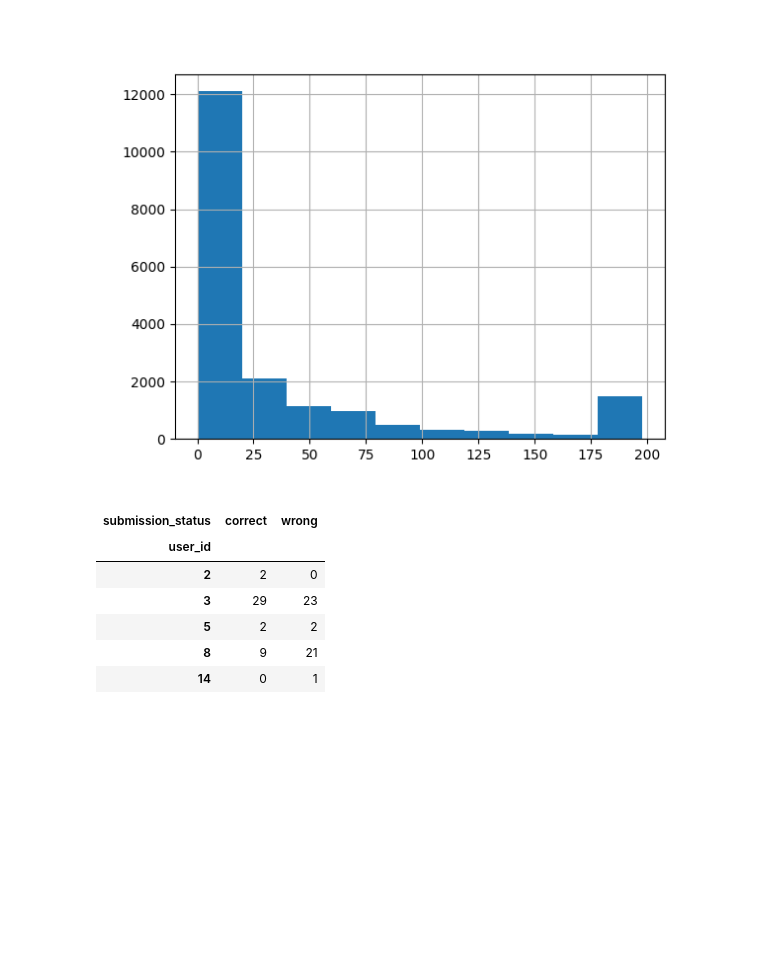
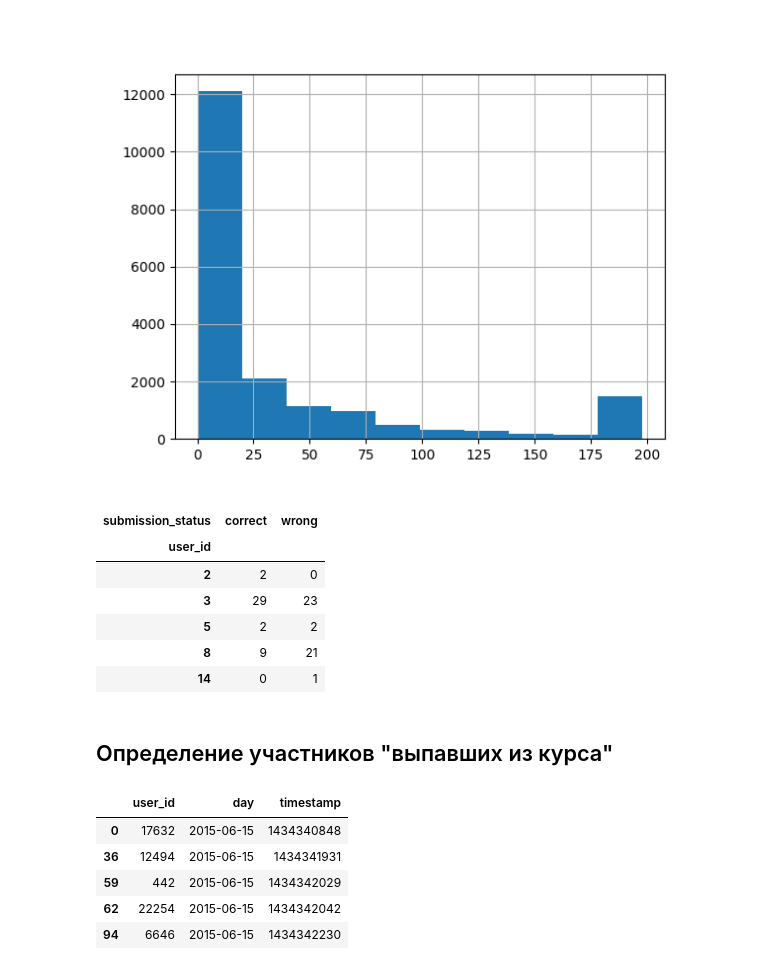
Before and after one commit to PigStep/Stepic-R-course-analitycs, a Jupyter notebook: main/main.ipynb, the cells around one changed output. Cells and saved outputs as stored; diff of their text form; code cells hidden in the pictures; blank space fills up the shorter version.

Commit message:
Анализ порога выхода участников из курса
Добавлен анализ порога выхода участника из курса

```diff
--- a/main/main.ipynb
+++ b/main/main.ipynb
@@ -94,3 +94,15 @@ submissions.pivot_table(index="user_id",
 | 5 | 2 | 2 |
 | 8 | 9 | 21 |
 | 14 | 0 | 1 |
+# %% [markdown]
+## Определение участников "выпавших из курса"
+# %%
+events_data[["user_id","day","timestamp"]] /
+.drop_duplicates(subset=["user_id","day"]).head()
+# %% [output]
+|  | user_id | day | timestamp |
+| 0 | 17632 | 2015-06-15 | 1434340848 |
+| 36 | 12494 | 2015-06-15 | 1434341931 |
+| 59 | 442 | 2015-06-15 | 1434342029 |
+| 62 | 22254 | 2015-06-15 | 1434342042 |
+| 94 | 6646 | 2015-06-15 | 1434342230 |
```
Also changed, not shown: parts of 1 cell of this notebook.
